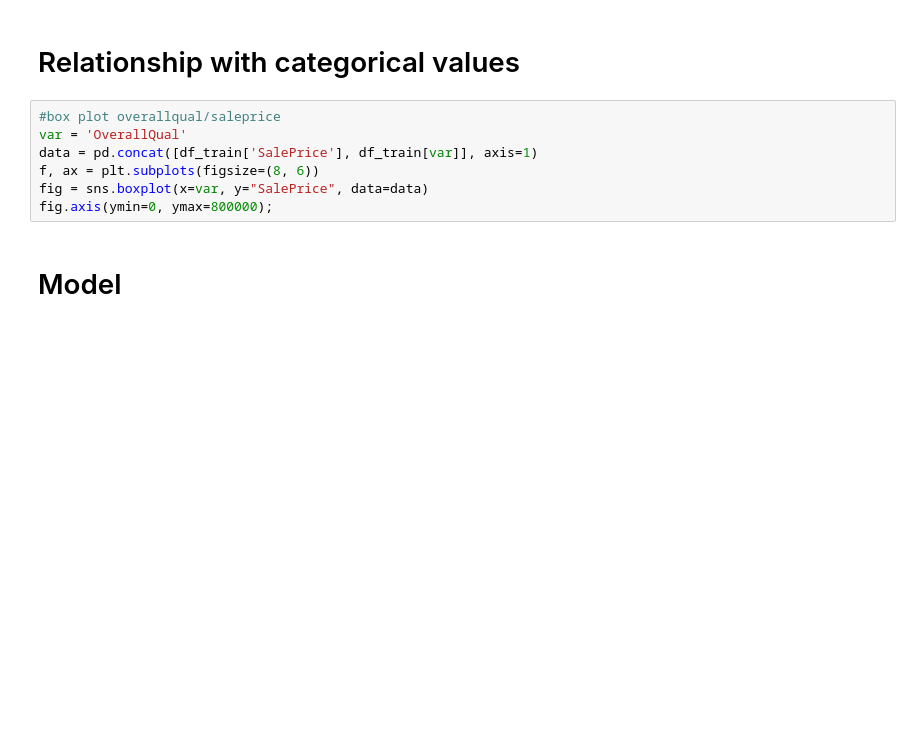
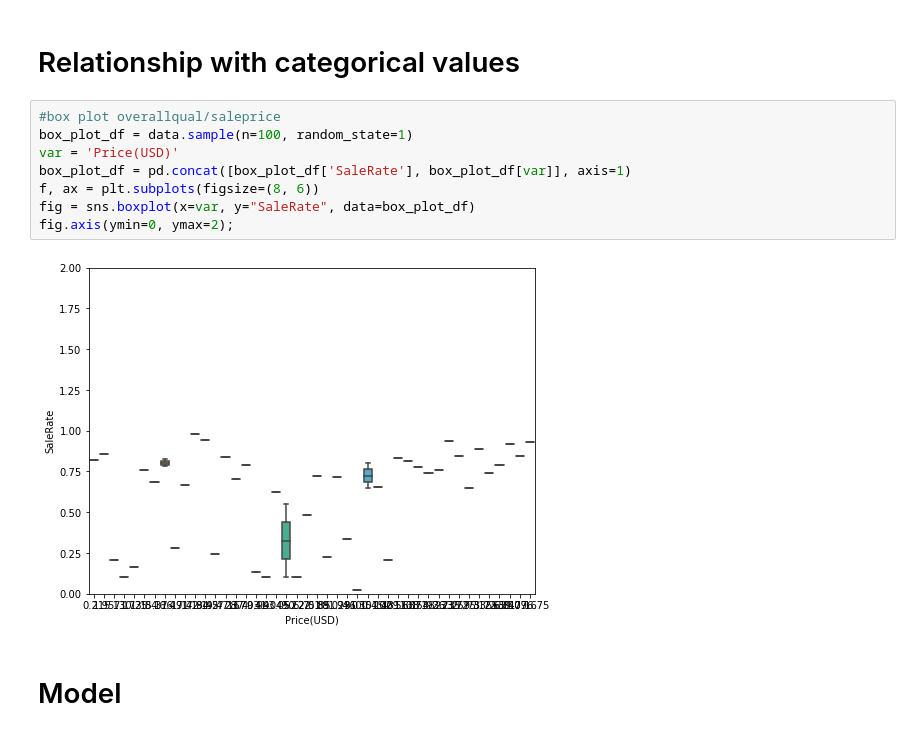
Before and after one commit to Shrikantsamarth/optimization-of-warehouses-by-implementation-of-machine-learning-methodologies, a Jupyter notebook: Thessis/Blowout Prediction.ipynb, the cells around one changed output. Saved outputs shown, nothing was run; the diff lists cells and outputs as text; blank space fills up the shorter version.

```diff
--- a/Thessis/Blowout Prediction.ipynb
+++ b/Thessis/Blowout Prediction.ipynb
@@ -125,10 +136,13 @@ NameError: name 'df_train' is not defined
 # Relationship with categorical values
 # %%
 #box plot overallqual/saleprice
-var = 'OverallQual'
-data = pd.concat([df_train['SalePrice'], df_train[var]], axis=1)
+box_plot_df = data.sample(n=100, random_state=1)
+var = 'Price(USD)'
+box_plot_df = pd.concat([box_plot_df['SaleRate'], box_plot_df[var]], axis=1)
 f, ax = plt.subplots(figsize=(8, 6))
-fig = sns.boxplot(x=var, y="SalePrice", data=data)
-fig.axis(ymin=0, ymax=800000);
+fig = sns.boxplot(x=var, y="SaleRate", data=box_plot_df)
+fig.axis(ymin=0, ymax=2);
+# %% [output]
+[figure, added]
 # %% [markdown]
 # Model
```
Also changed, not shown: parts of 16 cells of this notebook.
